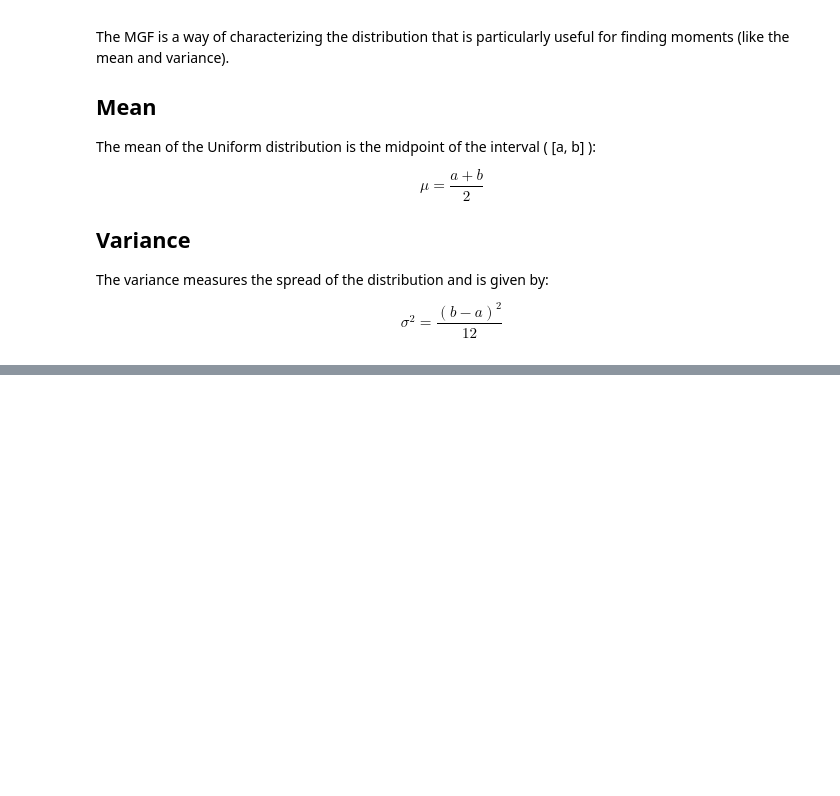
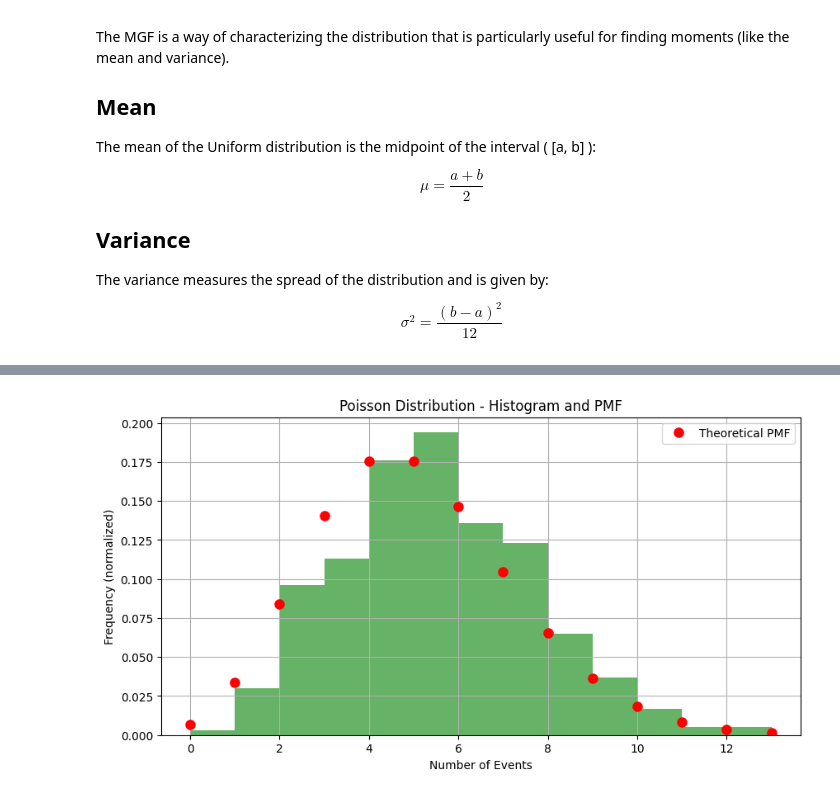
Before and after one commit to dkanh6/CMP_SC-7540-Neural-Models, a Jupyter notebook: Probability_Distributions.ipynb, the cells around one changed output, grey strips where cells are left out. Cells and saved outputs as stored; diff of their text form; code cells hidden in the pictures; blank space fills up the shorter version.

```diff
--- a/Probability_Distributions.ipynb
+++ b/Probability_Distributions.ipynb
@@ -152,0 +198,28 @@ The MGF value for t=0.5 is: 1.2974425414002564
+# %%
+from scipy.stats import poisson
+
+# Set the average rate (lambda)
+lambda_ = 5
+
+# Generate random samples from the Poisson distribution
+samples = np.random.poisson(lambda_, 1000)
+
+# Calculate the PMF for the range of k values
+k_values = np.arange(0, max(samples) + 1)
+pmf_values = poisson.pmf(k_values, lambda_)
+
+# Plotting the histogram of the samples
+plt.figure(figsize=(10, 5))
+plt.hist(samples, bins=range(min(samples), max(samples) + 1), density=True, alpha=0.6, color='g')
+
+# Plot the PMF over the histogram
+plt.plot(k_values, pmf_values, 'ro', markersize=8, label='Theoretical PMF')
+
+plt.title('Poisson Distribution - Histogram and PMF')
+plt.xlabel('Number of Events')
+plt.ylabel('Frequency (normalized)')
+plt.legend()
+plt.grid(True)
+plt.show()
+# %% [output]
+[figure, added]
```
Also changed, not shown: parts of 3 cells of this notebook.
